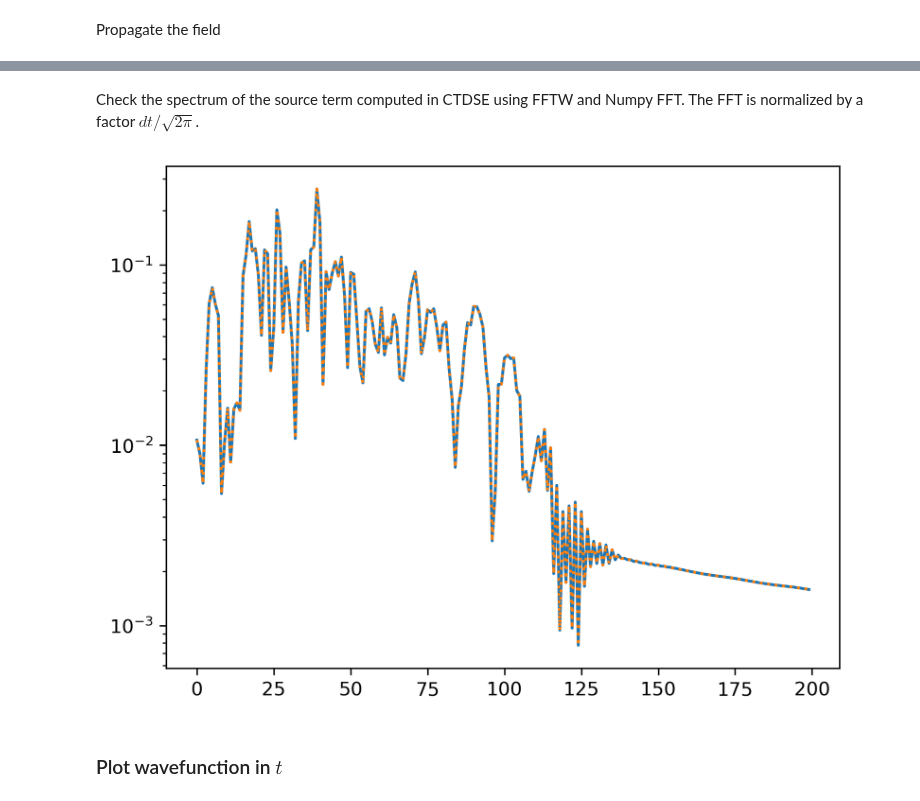
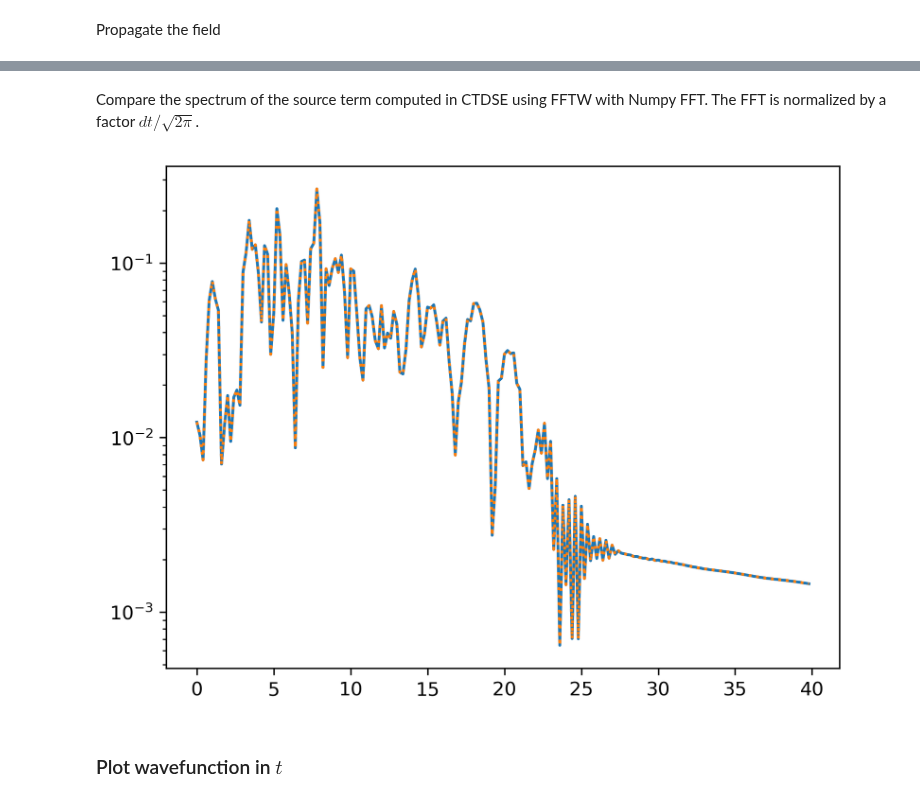
Before and after one commit to MMA-HHG/MMA, a Jupyter notebook: 1DTDSE/PythonTDSE.ipynb, the cells around one changed output, grey strips where cells are left out. Saved outputs shown, nothing was run; the diff lists cells and outputs as text; code cells hidden in the pictures.

```diff
--- a/1DTDSE/PythonTDSE.ipynb
+++ b/1DTDSE/PythonTDSE.ipynb
@@ -167,14 +154,12 @@ output2 = outputs_def()
 ### Call 1D TDSE from the inputs
 DLL.call1DTDSE(inputs2, output2)
 # %%
+t = output2.get_tgrid()
+sourceterm = output2.get_sourceterm()
+E = output2.get_Efield()
 fig = plt.figure()
 fig.dpi = 300
-N = output2.Nt
-print("Nt in TDSE: ", N)
-t = ctype_arr_to_numpy(output2.tgrid, N)
-x = ctype_arr_to_numpy(output2.sourceterm, N)
-E = ctype_arr_to_numpy(output2.Efield, N)
-plt.plot(t, x, label = r"$<grad V(t)>$", linewidth = 1)
+plt.plot(t, sourceterm, label = r"$<\nabla V(t)> + E(t)$", linewidth = 1)
 plt.plot(t, E, label = r"$E(t)$", linewidth = 1, linestyle = ":")
 plt.legend()
 plt.show()
@@ -184,13 +168,17 @@ Nt in TDSE:  4412
 # %% [markdown]
-Check the spectrum of the source term computed in CTDSE using FFTW and Numpy FFT. The FFT is normalized by a factor $dt/\sqrt{2 \pi}$.
+Compare the spectrum of the source term computed in CTDSE using FFTW with Numpy FFT. The FFT is normalized by a factor $dt/\sqrt{2 \pi}$.
 # %%
+norm = (t[1]-t[0])/np.sqrt(2*np.pi)
+omegas = output2.get_omegagrid()[0:200]/omega_0
+
 fig = plt.figure()
 fig.dpi = 300
-plt.semilogy(np.abs(np.fft.fft(x))[0:200]*(t[1]-t[0])/np.sqrt(2*np.pi))
-plt.semilogy(np.abs(ctype_cmplx_arr_to_numpy(output2.Fsourceterm_data, N))[0:200], linestyle = ":")
+plt.semilogy(omegas, norm*np.abs(np.fft.fft(sourceterm))[0:200])
+plt.semilogy(omegas, np.abs(output2.get_Fsourceterm())[0:200], linestyle = ":")
+
 plt.show()
 # %% [output]
-[figure, old version]
+[figure, new version]
 # %% [markdown]
 ### Plot wavefunction in $t$
 # %%
```
Also changed, not shown: parts of 51 cells of this notebook, 1 other file.
